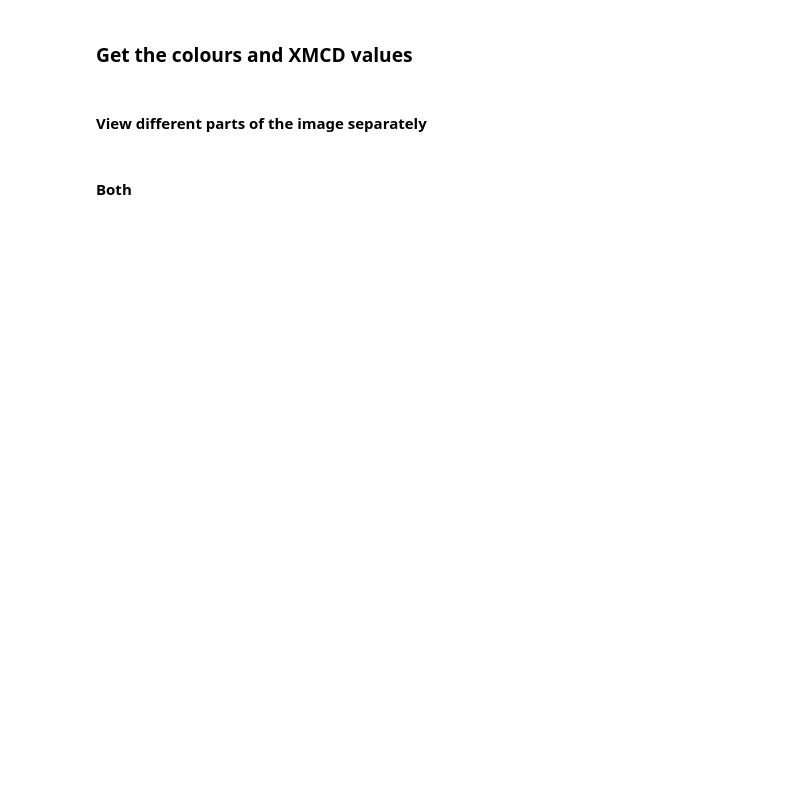
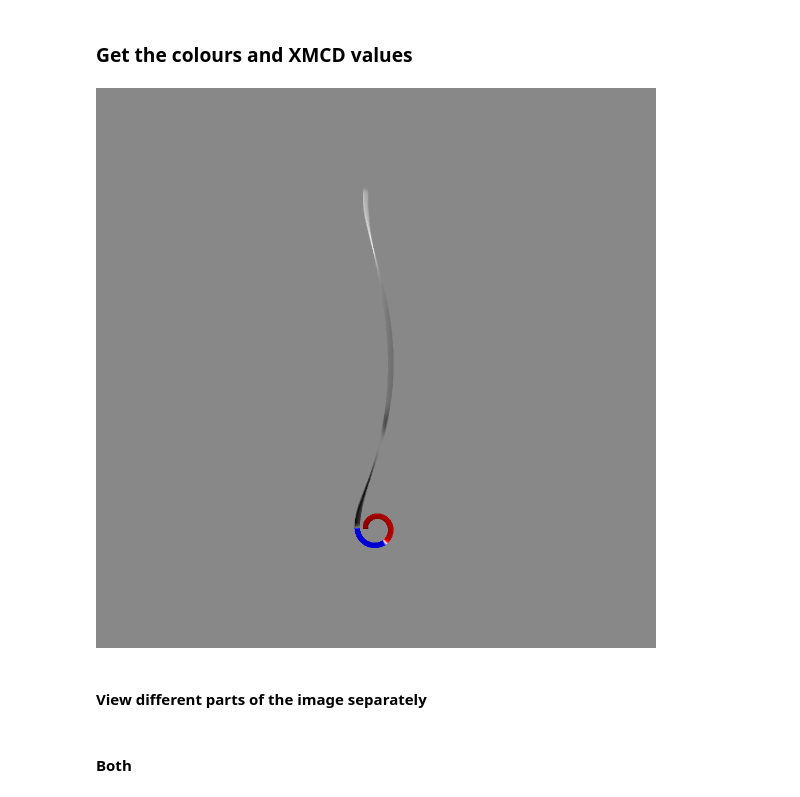
Before and after one commit to Skoricius/xmcd-projection, a Jupyter notebook: examples/magnumfe_projection.ipynb, the cells around one changed output. Drawn from its saved outputs; the diff is of its cells as text; code cells hidden in the pictures; blank space fills up the shorter version.

```diff
--- a/examples/magnumfe_projection.ipynb
+++ b/examples/magnumfe_projection.ipynb
@@ -69,16 +72,17 @@ File not found. Generating shuffle indx
 xmcd_value = raytr.get_xmcd(magnetisation)
 mag_colors = get_struct_face_mag_color(struct, magnetisation)
 # %%
-# deep_reload(xmcd_projection)
-# from xmcd_projection import *
 azi=90
 center_struct = [0, 0, 0]
 dist_struct = 2e4
 center_peem = [0, -1000, 0]
 dist_peem = 2e5
 
 vis = MeshVisualizer(struct, struct_projected, projected_xmcd=xmcd_value, struct_colors=mag_colors)
 vis.show(azi=azi, center=center_peem, dist=dist_peem)
+Image.fromarray(vis.get_image_np())
+# %% [output]
+[figure, added]
 # %% [markdown]
 #### View different parts of the image separately
 # %% [markdown]
```
Also changed, not shown: parts of 9 cells of this notebook, 10 other files.
